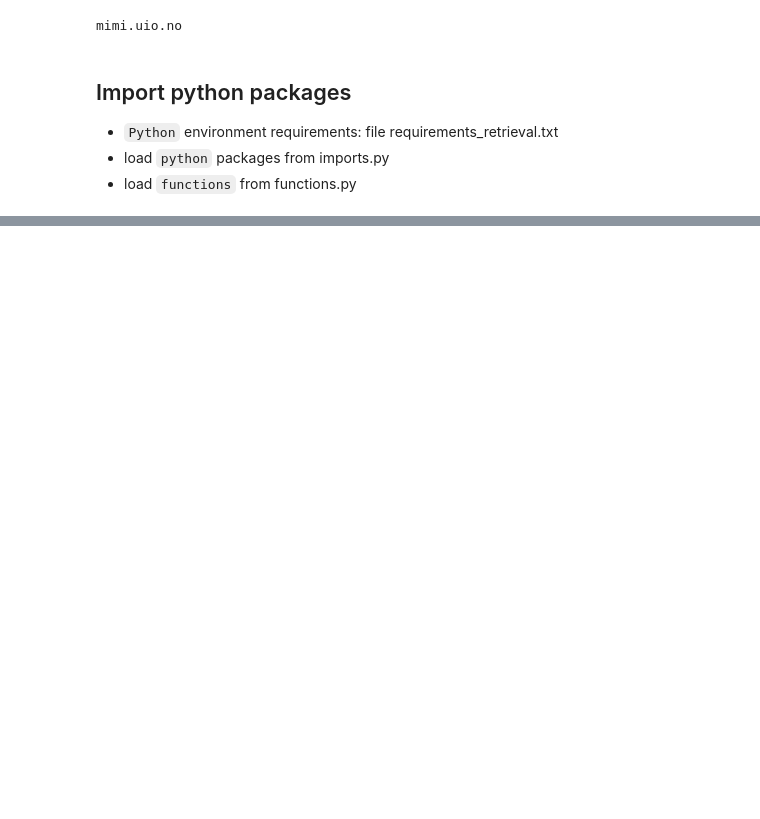
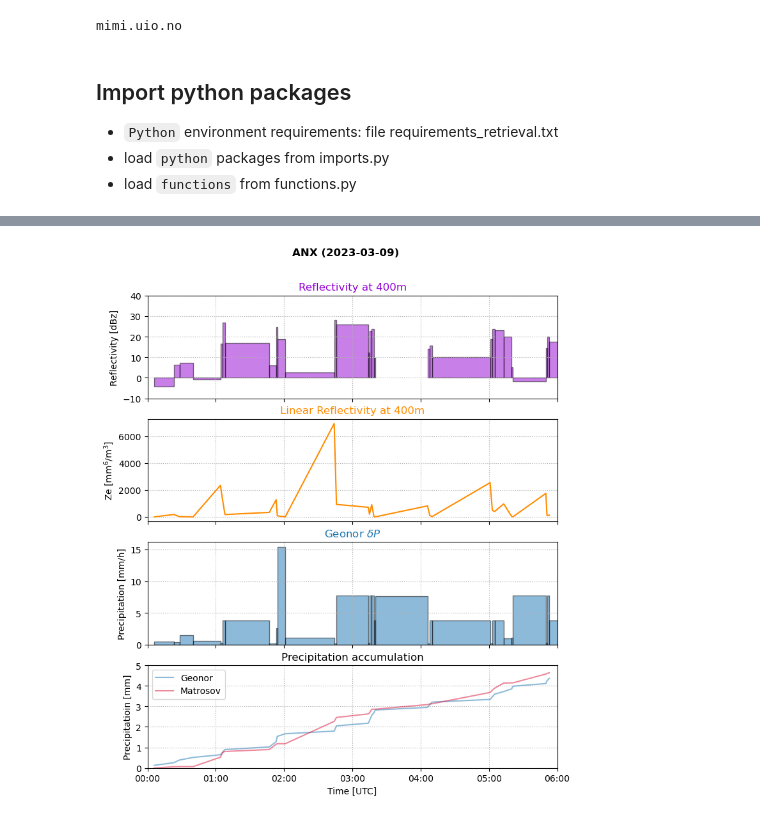
Before and after one commit to franzihe/retrieval_analysis, a Jupyter notebook: work/combined_obs/01_plt_obs_daily.ipynb, the cells around one changed output, grey strips where cells are left out. Cells and saved outputs as stored; diff of their text form; code cells hidden in the pictures; blank space fills up the shorter version.

```diff
--- a/work/combined_obs/01_plt_obs_daily.ipynb
+++ b/work/combined_obs/01_plt_obs_daily.ipynb
@@ -846,0 +510,7 @@ date = mrr_in_dict[key][j][-11:-3]
+# %%
+## Convert snowfall increments to rate (mm/h)
+# Calculate time difference in hours
+df_corrected["delta_h"] = df_corrected.index.to_series().diff().dt.total_seconds() / 3600
+
+# Convert to mm/h rate
+df_corrected["rate_mm_h"] = df_corrected["Geonor"] / df_corrected["delta_h"]
@@ -846,0 +526,73 @@ date = mrr_in_dict[key][j][-11:-3]
+# %%
+# Define start and end of window to exclude/include
+start = pd.Timestamp("2023-03-09 00:00")
+end = pd.Timestamp("2023-03-09 06:00")
+
+# mask for rows outside the range
+mask = (df_corrected.index < start) | (df_corrected.index > end)
+# select all rows not in that window
+df_exclude = df_corrected.loc[mask]
+
+# mask for inside the range
+mask = (df_corrected.index >= start) & (df_corrected.index <= end)
+df_only = df_corrected.loc[mask]
+# %%
+# fig, axsm = plt.subplots(3,1, figsize=(8.27, 7.014), sharex=True)
+fig, axsm = plt.subplots(4,1, figsize=(8.27, 7.014/3*4), sharex=True)
+axs= axsm.flatten()
+
+# compute time differences in days
+dt = df_only.index.to_series().diff().dt.total_seconds().div(86400)
+# shift so each bar uses the NEXT delta as width
+widths = dt.shift(-1).fillna(dt.mean())  # last one: fallback to mean width
+
+
+# Reflectivity in dbz at 400m
+# axs[0].scatter(df_only['Ze_400m'].index, df_only['Ze_400m'], color='darkviolet', s=5)
+axs[0].bar(df_only['Z_from_linear'].index, df_only['Ze_400m'], width=widths, align='edge', color='darkviolet', edgecolor='black', alpha=0.5)
+axs[0].set_ylabel(f"Reflectivity [{ds_23['Ze_400m'].attrs['units']}]")
+axs[0].set_yticks(np.arange(-10,50,10))
+
+# Reflectitivyt in linear units at 400m
+axs[1].plot(df_only['Ze_linear'].index, df_only['Ze_linear'], color='darkorange', )#s=5)
+# axs[1].bar(df_only['Ze_linear'].index, df_only['Ze_linear'], color='darkorange',  width=widths, align='edge', edgecolor='black', alpha=0.5)
+axs[1].set_ylabel("Ze [mm${^6}$/m${^3}$]")
+# axs[1].set_yscale('log')
+
+
+# Precip at Geonor
+# plot bar
+axs[2].bar(df_only.index, df_only['rate_mm_h'], width=widths, align='edge', color='tab:blue', alpha=0.5, edgecolor="black")
+axs[2].set_ylabel("Precipitation [mm/h]")
+
+# cumsum at Geonor and from Matrosov
+pg = df_only['Geonor'].cumsum()
+axs[3].plot(pg.index, pg, color='tab:blue', alpha=0.5, label='Geonor')
+pm = df_only['Matrosov_aggregate'].cumsum()
+axs[3].plot(pm.index, pm, color='crimson', alpha=0.5, label='Matrosov')
+axs[3].set_ylabel("Precipitatioin [mm]")
+axs[3].set_ylim([0, 5])
+axs[3].legend()
+
+# Shared formatting
+date_form = DateFormatter("%H:00")
+for ax, title, color in zip(axs, ["Reflectivity at 400m", "Linear Reflectivity at 400m", "Geonor $\delta P$", "Precipitation accumulation"], ['darkviolet', 'darkorange', 'tab:blue', 'black']):
+        ax.set(xlabel = "", )
+        ax.set_title(title, color=color)
+        ax.grid(ls=':')
+        ax.tick_params(axis='x', labelrotation=0)
+        plt.setp(ax.get_xticklabels(), horizontalalignment="center")
+        ax.xaxis_date()
+        ax.xaxis.set_major_formatter(date_form)
+        ax.set_xlim([day_start, _xmax])
+
+axs[-1].set(xlabel="Time [UTC]")
+fig.suptitle(f"{site.split('.')[0]} ({df_only.index[0].date()})", fontweight="bold")
+# fig.subplots_adjust(top=0.94)
+fig.subplots_adjust(top=0.9)
+
+# save image to png
+figname= os.path.join(FIG_DIR, 'reflectivity_400m', f'refl_dbz_mm6m3_geonor_matrosov_{site}_{df_only.index[0].date()}.png')
+# plt.savefig(figname, format='png', bbox_inches='tight', dpi=300, )#transparent=True,)
+# %% [output]
+[figure, added]
```
Also changed, not shown: parts of 45 cells of this notebook.
